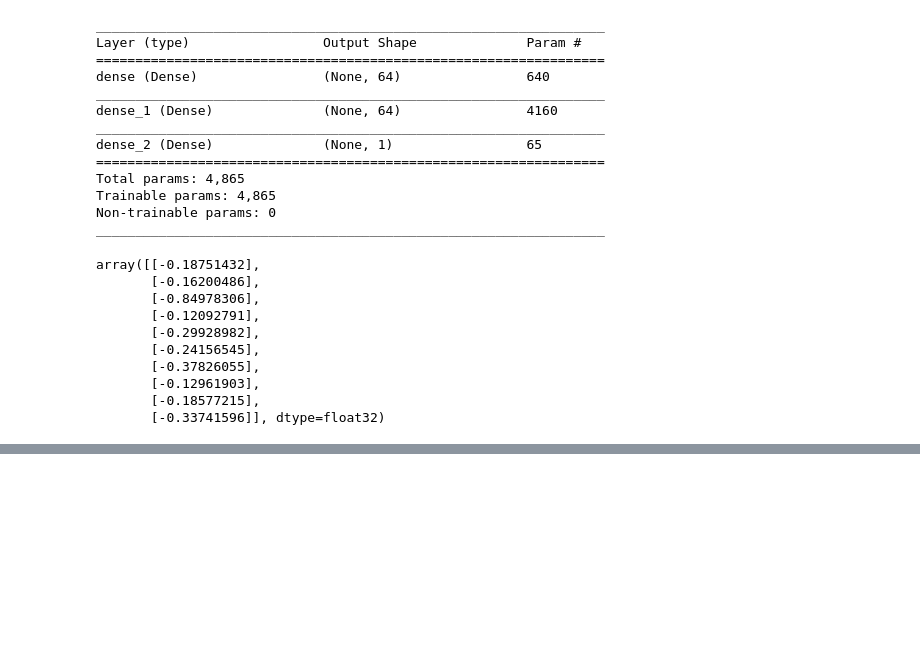
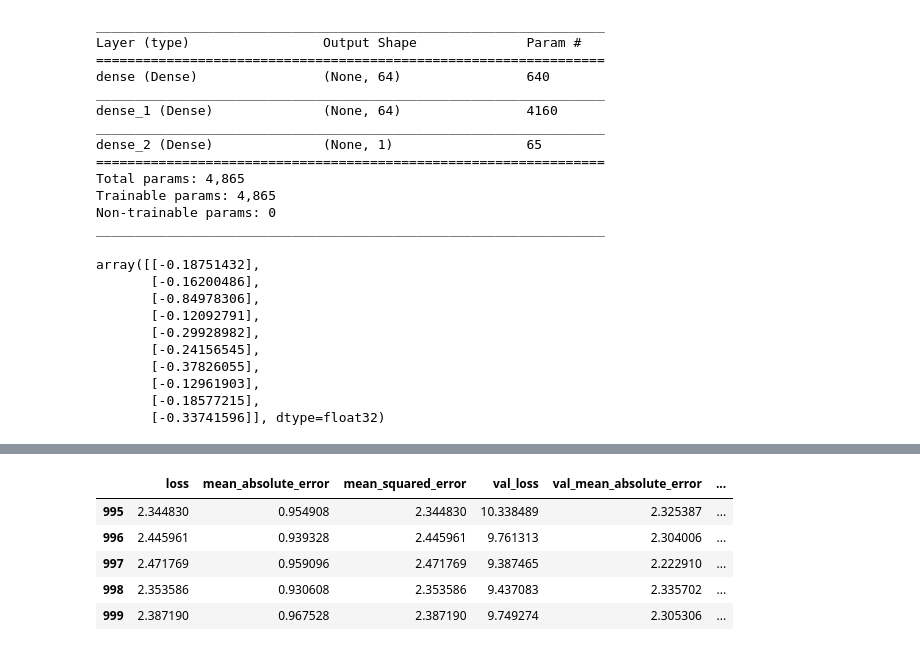
Before and after one commit to edimaudo/Python-projects, a Jupyter notebook: data_analytics/fuel_efficiency/fuel_efficiency.ipynb, the cells around one changed output, grey strips where cells are left out. Cells and saved outputs as stored; diff of their text form; code cells hidden in the pictures; blank space fills up the shorter version.

```diff
--- a/data_analytics/fuel_efficiency/fuel_efficiency.ipynb
+++ b/data_analytics/fuel_efficiency/fuel_efficiency.ipynb
@@ -163,0 +192,11 @@ array([[-0.18751432],
+# %%
+hist = pd.DataFrame(history.history)
+hist['epoch'] = history.epoch
+hist.tail()
+# %% [output]
+|  | loss | mean_absolute_error | mean_squared_error | val_loss | val_mean_absolute_error | ... |
+| 995 | 2.344830 | 0.954908 | 2.344830 | 10.338489 | 2.325387 | ... |
+| 996 | 2.445961 | 0.939328 | 2.445961 | 9.761313 | 2.304006 | ... |
+| 997 | 2.471769 | 0.959096 | 2.471769 | 9.387465 | 2.222910 | ... |
+| 998 | 2.353586 | 0.930608 | 2.353586 | 9.437083 | 2.335702 | ... |
+| 999 | 2.387190 | 0.967528 | 2.387190 | 9.749274 | 2.305306 | ... |
```
Also changed, not shown: parts of 5 cells of this notebook.
